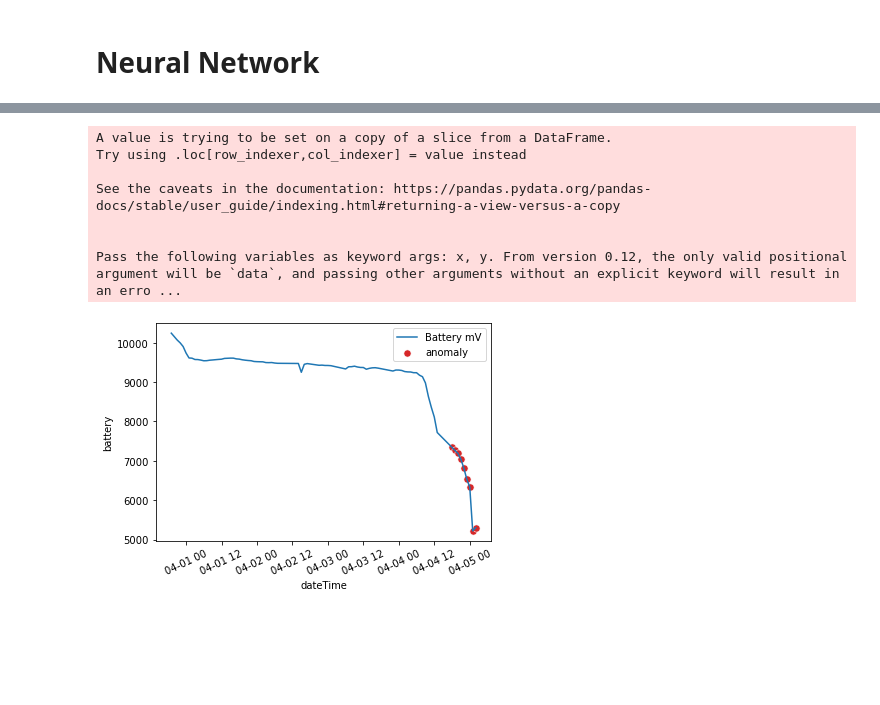
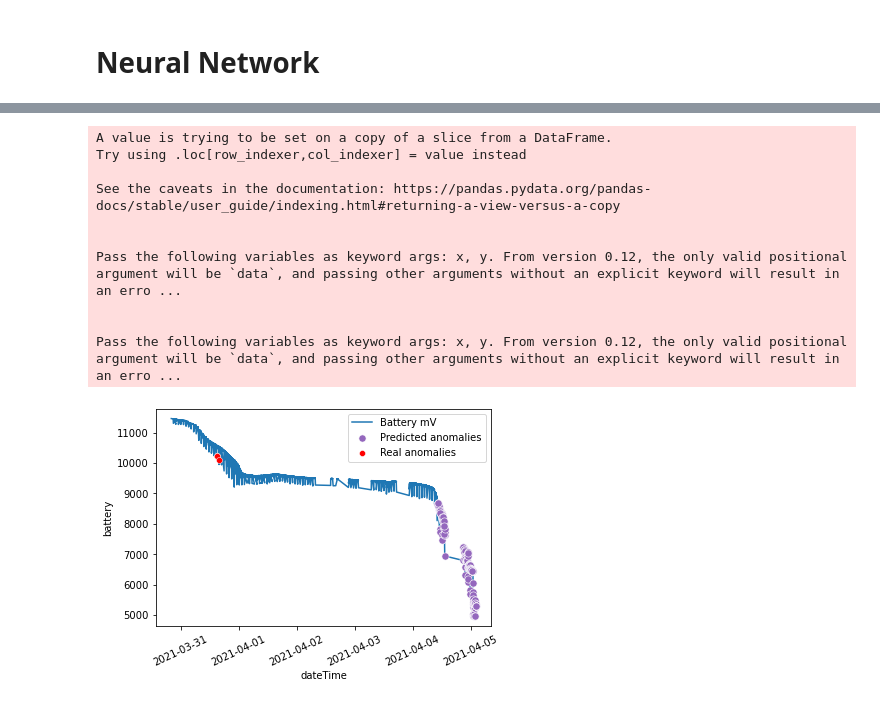
Before and after one commit to ariraja/Anomaly_Detection, a Jupyter notebook: Benchmark.ipynb, the cells around one changed output, grey strips where cells are left out. Drawn from its saved outputs; the diff is of its cells as text; code cells hidden in the pictures; blank space fills up the shorter version.

```diff
--- a/Benchmark.ipynb
+++ b/Benchmark.ipynb
@@ -147,6 +147,13 @@ alert_df['value']
 Name: value, Length: 103, dtype: float64
 # %%
 alert_df['time']=pd.to_datetime(alert_df['time'])
+# %%
+if df_test['harshAccelerationSettingType'].unique() ==  'lightTruck' :
+    alert_test = alert_df.loc[alert_df.name == 'PF-51443'] #anomalies réelles du test poids léger
+    alert_train = alert_df.loc[alert_df.name == 'PF-77174']#anomalies du train poids léger
+else :
+    alert_test = alert_df.loc[alert_df.name == 'PF-85403'] #anomalies réelles du test poids lourd
+    alert_train = alert_df.loc[alert_df.name == 'PF-65062']#anomalies du train poids lourd
 # %% [markdown]
 ## Série temporelle
 # %%
@@ -155,7 +163,8 @@ resampled_train = serie_train.resample('1H').mean().interpolate()
 resampled_train = resampled_train.reset_index()
 # %%
 serie_test = df_test.set_index('dateTime')
-resampled_test = serie_test.resample('1H').mean().interpolate()
+#resampled_test = serie_test.resample('1H').mean().interpolate()
+resampled_test = serie_test.interpolate()
 resampled_test = resampled_test.reset_index()
 # %%
 # tst = alert_df.merge(df,how='inner') #test pour voir les véhicules en commun
@@ -248,3 +274,7 @@ from tensorflow import keras
+# %%
+serie_train = df_train.set_index('dateTime')
+resampled_train = serie_train.resample('1H').mean().interpolate()
+resampled_train = resampled_train.reset_index()
 # %%
 train, test = resampled_train, resampled_test
 # %%
@@ -348,15 +381,19 @@ anomalies
 # %%
 anomalies['battery']=rs_inverse.inverse_transform(np.array(anomalies.normalized_value).reshape(-1, 1))
-plt.plot(test[TIME_STEPS:].dateTime, rs_inverse.inverse_transform(np.array(test_score_df['normalized_value']).reshape(-1, 1)),label='Battery mV')
-sns.scatterplot(anomalies.dateTime, anomalies['battery'],color=sns.color_palette()[3], s=52, label='anomaly')
+plt.plot(test[TIME_STEPS:].dateTime, rs_inverse.inverse_transform(np.array(test_score_df['normalized_value']).reshape(-1, 1)),label='Battery mV',zorder=-1)
+sns.scatterplot(anomalies.dateTime, anomalies['battery'],color=sns.color_palette()[4], s=52, label='Predicted anomalies',zorder=1)
+sns.scatterplot(alert_test.time, alert_test['value'], color='red', label = 'Real anomalies',zorder=1)
 plt.xticks(rotation=25)
 plt.legend();
 # %% [output]
 A value is trying to be set on a copy of a slice from a DataFrame.
 Try using .loc[row_indexer,col_indexer] = value instead
 
 See the caveats in the documentation: https://pandas.pydata.org/pandas-docs/stable/user_guide/indexing.html#returning-a-view-versus-a-copy
 
 
 Pass the following variables as keyword args: x, y. From version 0.12, the only valid positional argument will be `data`, and passing other arguments without an explicit keyword will result in an erro ...
+
+
+Pass the following variables as keyword args: x, y. From version 0.12, the only valid positional argument will be `data`, and passing other arguments without an explicit keyword will result in an erro ...
-[figure, old version]
+[figure, new version]
```
Also changed, not shown: parts of 20 cells of this notebook.
